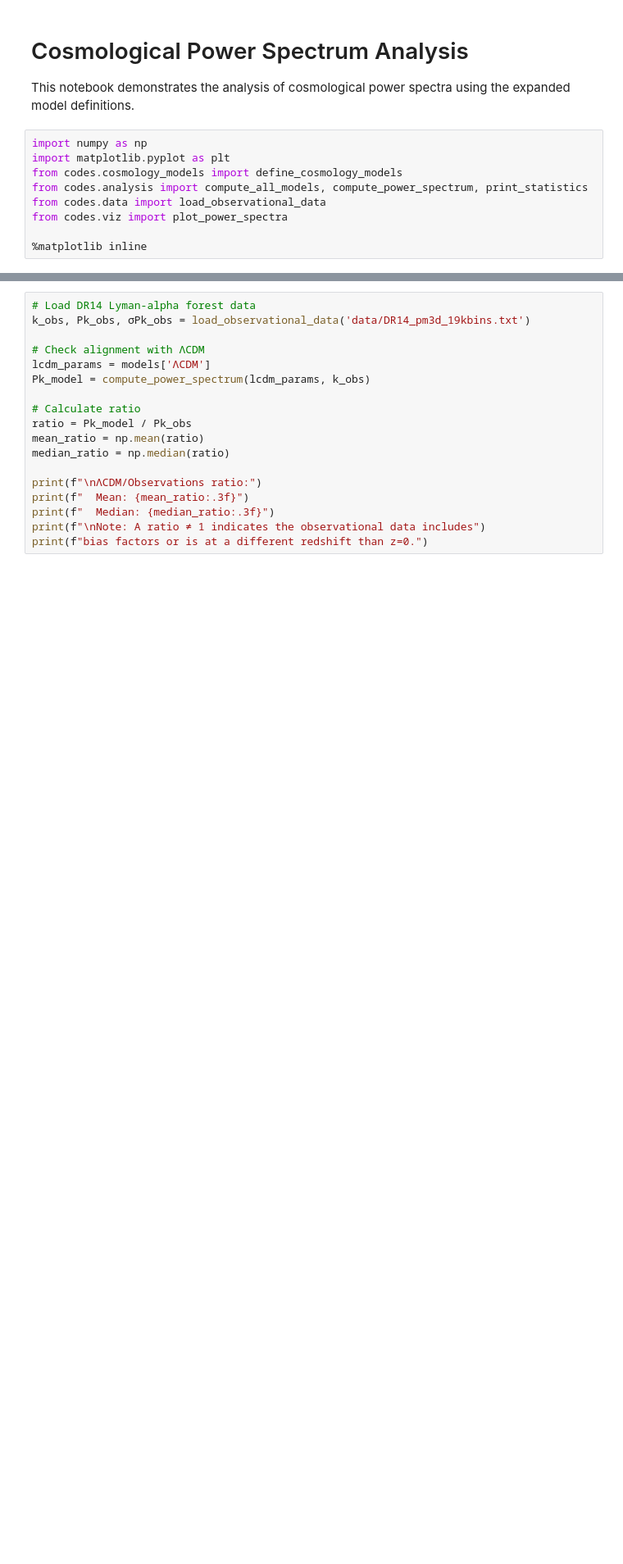
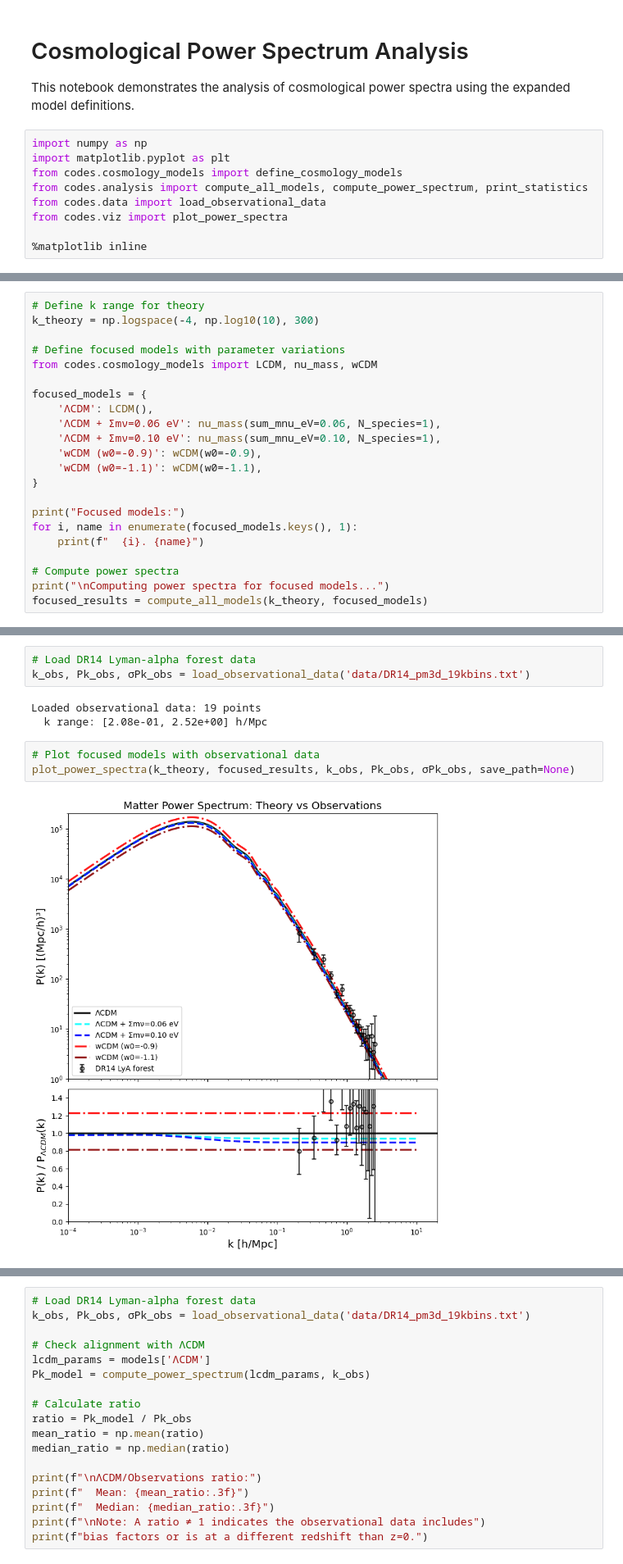
Before and after one commit to HEP-KE/demo, a Jupyter notebook: demo.ipynb, the cells around one changed output, grey strips where cells are left out. Shown at 82% size. Cells and saved outputs as stored; diff of their text form; blank space fills up the shorter version.

```diff
--- a/demo.ipynb
+++ b/demo.ipynb
@@ -15,0 +21,22 @@ from codes.viz import plot_power_spectra
+# %%
+# Define k range for theory
+k_theory = np.logspace(-4, np.log10(10), 300)
+
+# Define focused models with parameter variations
+from codes.cosmology_models import LCDM, nu_mass, wCDM
+
+focused_models = {
+    'ΛCDM': LCDM(),
+    'ΛCDM + Σmν=0.06 eV': nu_mass(sum_mnu_eV=0.06, N_species=1),
+    'ΛCDM + Σmν=0.10 eV': nu_mass(sum_mnu_eV=0.10, N_species=1),
+    'wCDM (w0=-0.9)': wCDM(w0=-0.9),
+    'wCDM (w0=-1.1)': wCDM(w0=-1.1),
+}
+
+print("Focused models:")
+for i, name in enumerate(focused_models.keys(), 1):
+    print(f"  {i}. {name}")
+
+# Compute power spectra
+print("\nComputing power spectra for focused models...")
+focused_results = compute_all_models(k_theory, focused_models)
@@ -15,0 +57,11 @@ from codes.viz import plot_power_spectra
+# %%
+# Load DR14 Lyman-alpha forest data
+k_obs, Pk_obs, σPk_obs = load_observational_data('data/DR14_pm3d_19kbins.txt')
+# %% [output]
+Loaded observational data: 19 points
+  k range: [2.08e-01, 2.52e+00] h/Mpc
+# %%
+# Plot focused models with observational data
+plot_power_spectra(k_theory, focused_results, k_obs, Pk_obs, σPk_obs, save_path=None)
+# %% [output]
+[figure, added]
```
Also changed, not shown: parts of 13 cells of this notebook, 4 other files.
